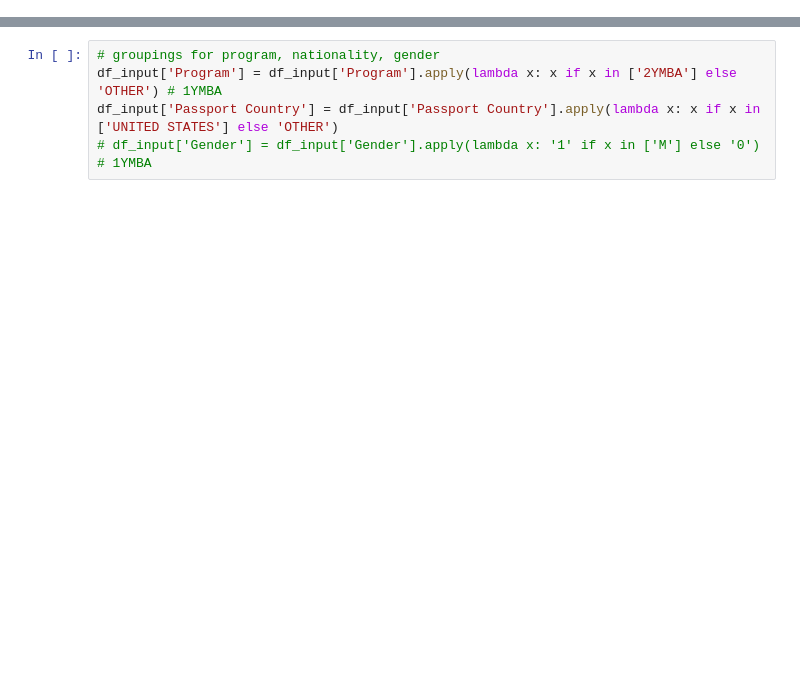
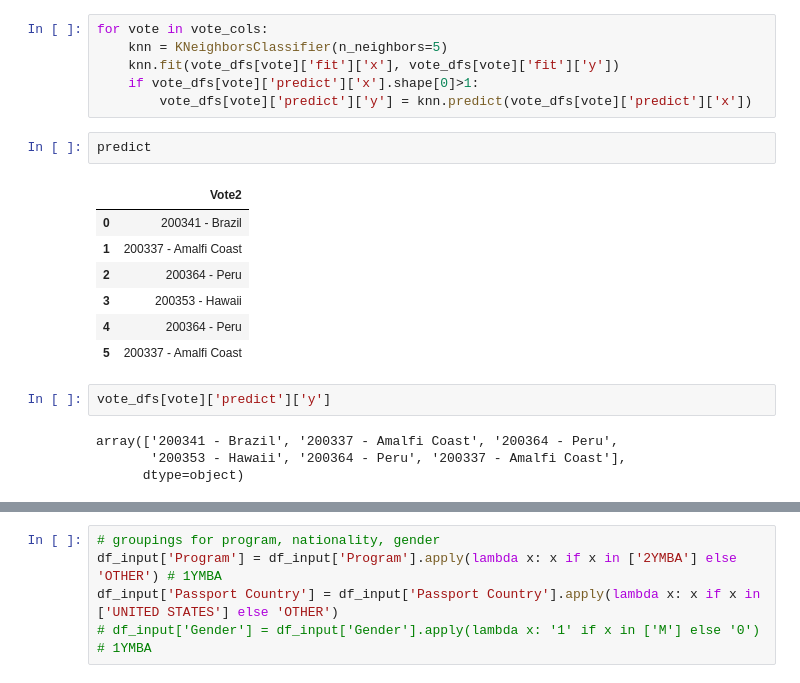
Before and after one commit to jsg4hw/kwest, a Jupyter notebook: matcher.ipynb, the cells around one changed output, grey strips where cells are left out. Drawn from its saved outputs; the diff is of its cells as text; blank space fills up the shorter version.

Commit message:
finish matching logic, add code for predicting blank trip preferences using knn

```diff
--- a/matcher.ipynb
+++ b/matcher.ipynb
@@ -12,0 +76,22 @@ df_input = pd.read_excel(INPUT_FPATH,dtype=object)
+# %%
+for vote in vote_cols:
+    knn = KNeighborsClassifier(n_neighbors=5)
+    knn.fit(vote_dfs[vote]['fit']['x'], vote_dfs[vote]['fit']['y'])
+    if vote_dfs[vote]['predict']['x'].shape[0]>1:
+        vote_dfs[vote]['predict']['y'] = knn.predict(vote_dfs[vote]['predict']['x'])
+# %%
+predict
+# %% [output]
+|  | Vote2 |
+| 0 | 200341 - Brazil |
+| 1 | 200337 - Amalfi Coast |
+| 2 | 200364 - Peru |
+| 3 | 200353 - Hawaii |
+| 4 | 200364 - Peru |
+| 5 | 200337 - Amalfi Coast |
+# %%
+vote_dfs[vote]['predict']['y']
+# %% [output]
+array(['200341 - Brazil', '200337 - Amalfi Coast', '200364 - Peru',
+       '200353 - Hawaii', '200364 - Peru', '200337 - Amalfi Coast'],
+      dtype=object)
```
Also changed, not shown: parts of 42 cells of this notebook.
